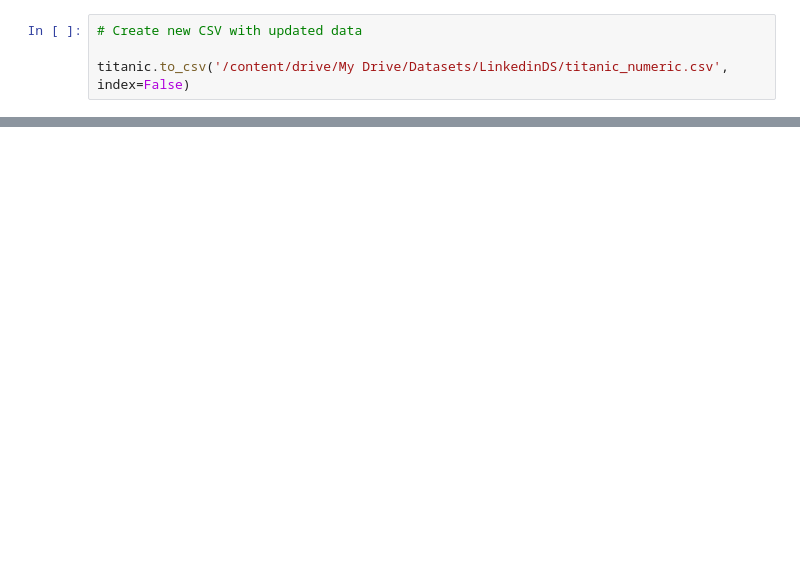
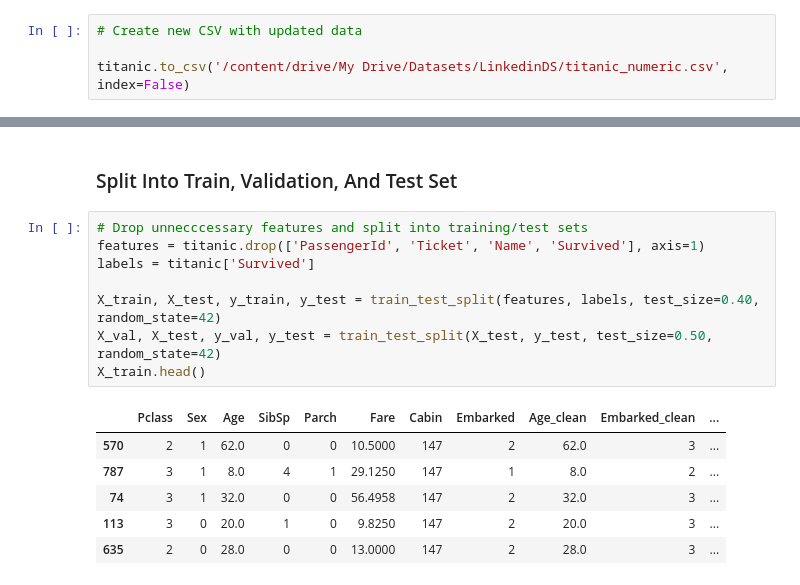
Before and after one commit to ArifAygun/Applied-Machine-Learning-Feature-Engineering, a Jupyter notebook: AA_AML_Feature_Engineering.ipynb, the cells around one changed output, grey strips where cells are left out. Saved outputs shown, nothing was run; the diff lists cells and outputs as text; blank space fills up the shorter version.

```diff
--- a/AA_AML_Feature_Engineering.ipynb
+++ b/AA_AML_Feature_Engineering.ipynb
@@ -1306,0 +1328,17 @@ titanic.to_csv('/content/drive/My Drive/Datasets/LinkedinDS/titanic_numeric.csv'
+# %% [markdown]
+### Split Into Train, Validation, And Test Set
+# %%
+# Drop unnecccessary features and split into training/test sets
+features = titanic.drop(['PassengerId', 'Ticket', 'Name', 'Survived'], axis=1)
+labels = titanic['Survived']
+
+X_train, X_test, y_train, y_test = train_test_split(features, labels, test_size=0.40, random_state=42)
+X_val, X_test, y_val, y_test = train_test_split(X_test, y_test, test_size=0.50, random_state=42)
+X_train.head()
+# %% [output]
+|  | Pclass | Sex | Age | SibSp | Parch | Fare | Cabin | Embarked | Age_clean | Embarked_clean | ... |
+| 570 | 2 | 1 | 62.0 | 0 | 0 | 10.5000 | 147 | 2 | 62.0 | 3 | ... |
+| 787 | 3 | 1 | 8.0 | 4 | 1 | 29.1250 | 147 | 1 | 8.0 | 2 | ... |
+| 74 | 3 | 1 | 32.0 | 0 | 0 | 56.4958 | 147 | 2 | 32.0 | 3 | ... |
+| 113 | 3 | 0 | 20.0 | 1 | 0 | 9.8250 | 147 | 2 | 20.0 | 3 | ... |
+| 635 | 2 | 0 | 28.0 | 0 | 0 | 13.0000 | 147 | 2 | 28.0 | 3 | ... |
```
Also changed, not shown: parts of 41 cells of this notebook.
